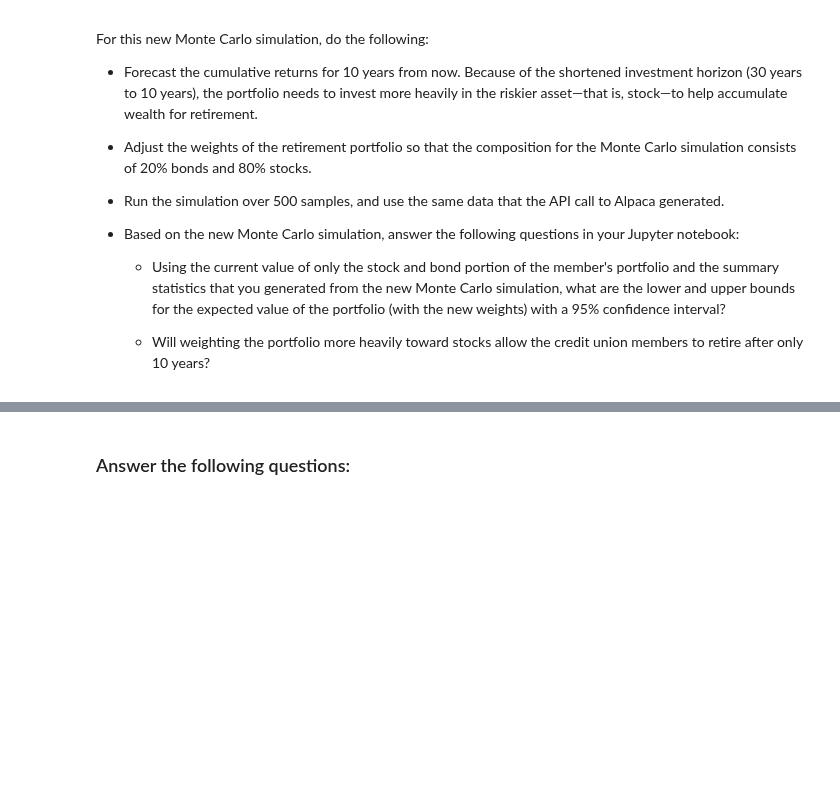
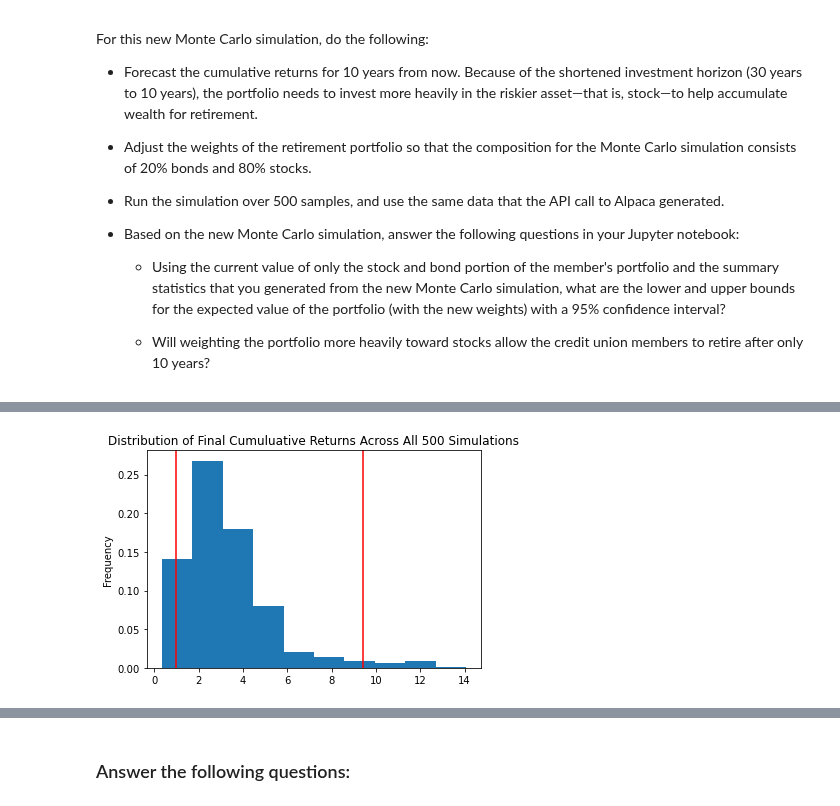
Before and after one commit to ghedrick76/module_5_challenge, a Jupyter notebook: Starter_Code/financial_planning_tools.ipynb, the cells around one changed output, grey strips where cells are left out. Cells and saved outputs as stored; diff of their text form; code cells hidden in the pictures; blank space fills up the shorter version.

```diff
--- a/Starter_Code/financial_planning_tools.ipynb
+++ b/Starter_Code/financial_planning_tools.ipynb
@@ -623,7 +683,11 @@ For this new Monte Carlo simulation, do the following:
 # %%
 # Visualize the probability distribution of the 10-year Monte Carlo simulation
 # by plotting a histogram
-# YOUR CODE HERE
+MC_sim_dist_plot = MC_tenyear.plot_distribution()
+
+MC_sim_dist_plot.get_figure().savefig("SPY_AGG_dist_plot.png", bbox_inches="tight")
+# %% [output]
+[figure, added]
 # %%
 # Generate summary statistics from the 10-year Monte Carlo simulation results
 # Save the results as a variable
```
Also changed, not shown: parts of 24 cells of this notebook, 3 other files.
